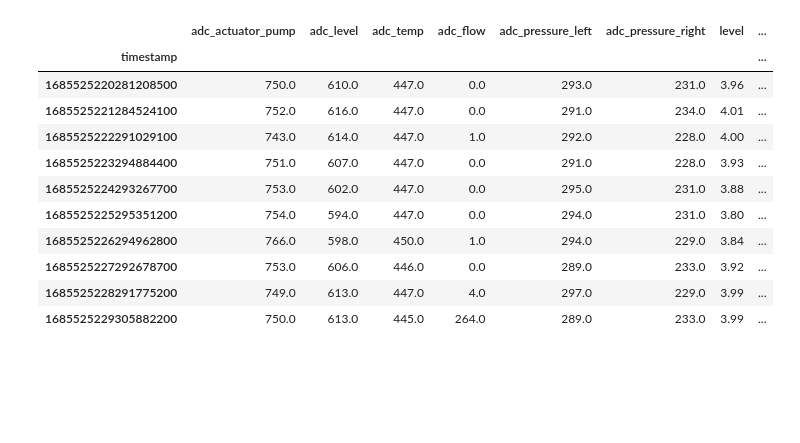
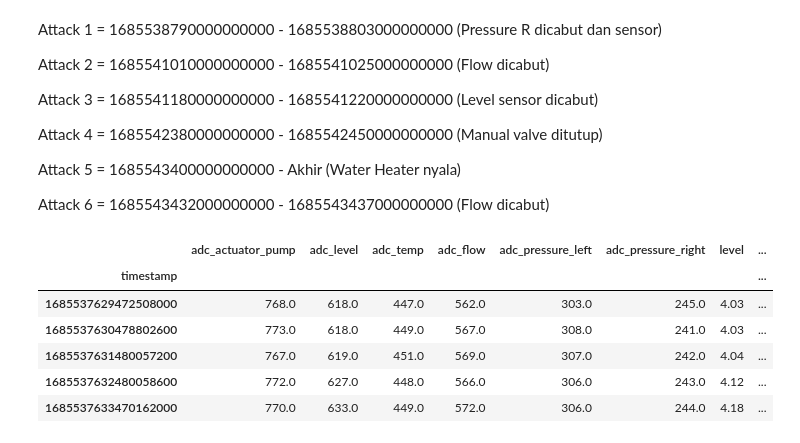
Before and after one commit to IDS-CPS/ml-model, a Jupyter notebook: src/analisis/attack-labeling.ipynb, the cells around one changed output. Saved outputs shown, nothing was run; the diff lists cells and outputs as text; code cells hidden in the pictures; blank space fills up the shorter version.

```diff
--- a/src/analisis/attack-labeling.ipynb
+++ b/src/analisis/attack-labeling.ipynb
@@ -24,3 +34,15 @@ df.head()
+# %% [markdown]
+<p>Attack 1 = 1685538790000000000 - 1685538803000000000 (Pressure R dicabut dan sensor)</p>
+
+<p>Attack 2 = 1685541010000000000 - 1685541025000000000 (Flow dicabut)</p>
+
+<p>Attack 3 = 1685541180000000000 - 1685541220000000000 (Level sensor dicabut)</p>
+
+<p>Attack 4 = 1685542380000000000 - 1685542450000000000 (Manual valve ditutup)</p>
+
+<p>Attack 5 = 1685543400000000000 - Akhir (Water Heater nyala)</p>
+
+<p>Attack 6 = 1685543432000000000 - 1685543437000000000 (Flow dicabut)</p>
 # %%
 df["Class"] = "Normal"
 # %%
@@ -31,15 +55,10 @@ df.loc[1685526510000000000:1685526580000000000, "Class"] = "Attack"
-# %%
-df.loc[1685525220000000000:1685525230000000000]
-# %% [output]
-|  | adc_actuator_pump | adc_level | adc_temp | adc_flow | adc_pressure_left | adc_pressure_right | level | ... |
-| timestamp |  |  |  |  |  |  |  | ... |
-| 1685525220281208500 | 750.0 | 610.0 | 447.0 | 0.0 | 293.0 | 231.0 | 3.96 | ... |
-| 1685525221284524100 | 752.0 | 616.0 | 447.0 | 0.0 | 291.0 | 234.0 | 4.01 | ... |
-| 1685525222291029100 | 743.0 | 614.0 | 447.0 | 1.0 | 292.0 | 228.0 | 4.00 | ... |
-| 1685525223294884400 | 751.0 | 607.0 | 447.0 | 0.0 | 291.0 | 228.0 | 3.93 | ... |
-| 1685525224293267700 | 753.0 | 602.0 | 447.0 | 0.0 | 295.0 | 231.0 | 3.88 | ... |
-| 1685525225295351200 | 754.0 | 594.0 | 447.0 | 0.0 | 294.0 | 231.0 | 3.80 | ... |
-| 1685525226294962800 | 766.0 | 598.0 | 450.0 | 1.0 | 294.0 | 229.0 | 3.84 | ... |
-| 1685525227292678700 | 753.0 | 606.0 | 446.0 | 0.0 | 289.0 | 233.0 | 3.92 | ... |
-| 1685525228291775200 | 749.0 | 613.0 | 447.0 | 4.0 | 297.0 | 229.0 | 3.99 | ... |
-| 1685525229305882200 | 750.0 | 613.0 | 445.0 | 264.0 | 289.0 | 233.0 | 3.99 | ... |
+# %%
+df.head()
+# %% [output]
+|  | adc_actuator_pump | adc_level | adc_temp | adc_flow | adc_pressure_left | adc_pressure_right | level | ... |
+| timestamp |  |  |  |  |  |  |  | ... |
+| 1685537629472508000 | 768.0 | 618.0 | 447.0 | 562.0 | 303.0 | 245.0 | 4.03 | ... |
+| 1685537630478802600 | 773.0 | 618.0 | 449.0 | 567.0 | 308.0 | 241.0 | 4.03 | ... |
+| 1685537631480057200 | 767.0 | 619.0 | 451.0 | 569.0 | 307.0 | 242.0 | 4.04 | ... |
+| 1685537632480058600 | 772.0 | 627.0 | 448.0 | 566.0 | 306.0 | 243.0 | 4.12 | ... |
+| 1685537633470162000 | 770.0 | 633.0 | 449.0 | 572.0 | 306.0 | 244.0 | 4.18 | ... |
```
Also changed, not shown: parts of 16 cells of this notebook, 6 other files.
